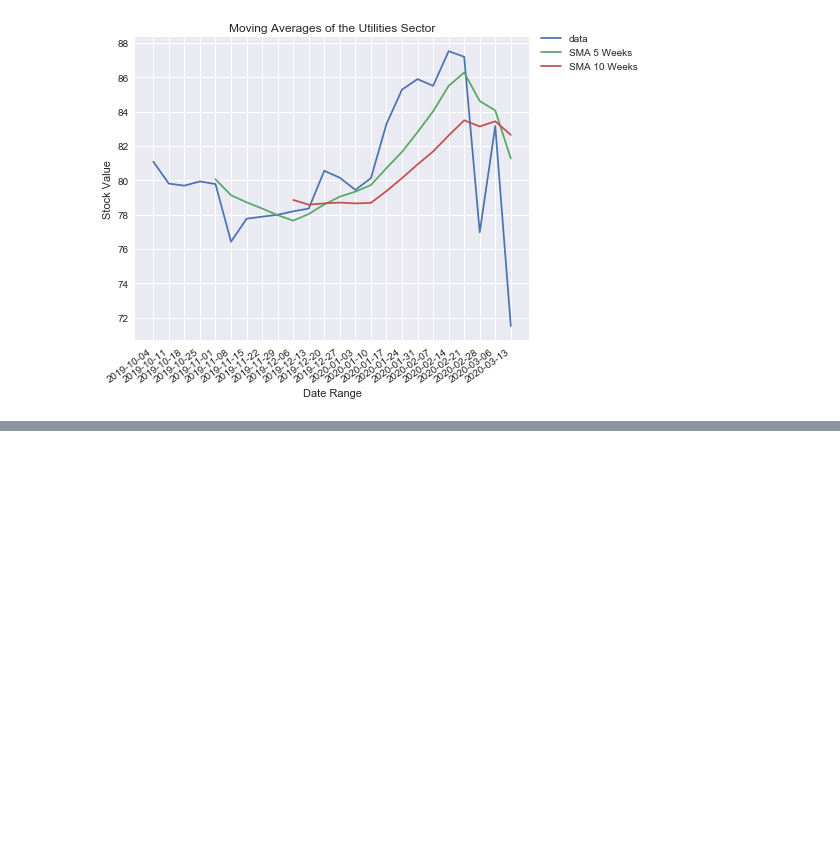
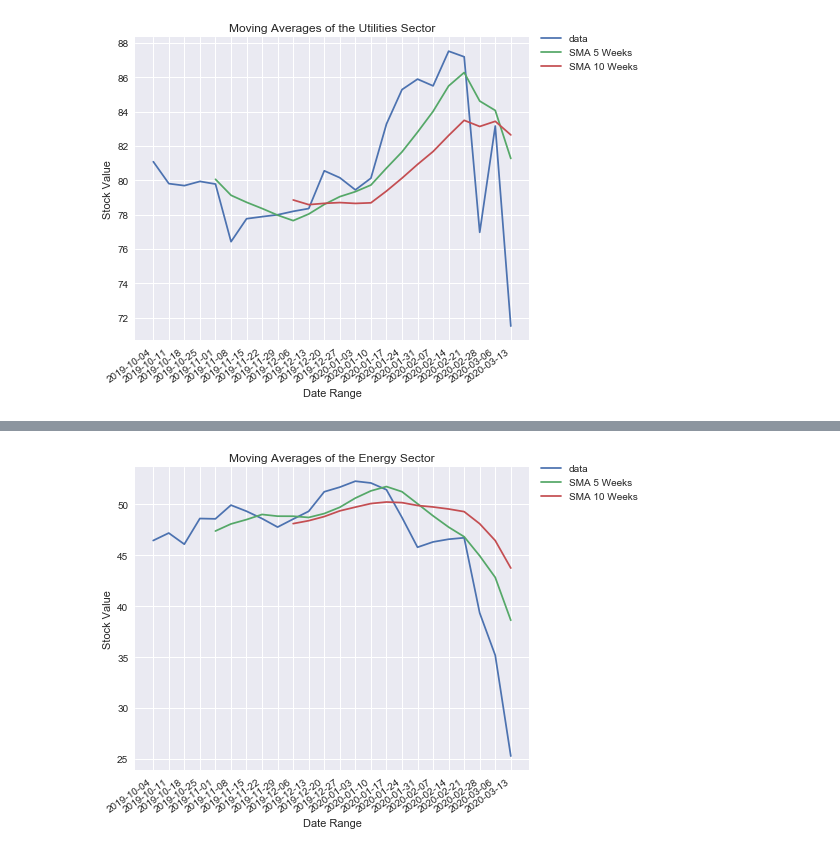
Before and after one commit to bhhnguyen/DataViz-Proj1, a Jupyter notebook: margeaux_code.ipynb, the cells around one changed output, grey strips where cells are left out. Saved outputs shown, nothing was run; the diff lists cells and outputs as text; code cells hidden in the pictures; blank space fills up the shorter version.

```diff
--- a/margeaux_code.ipynb
+++ b/margeaux_code.ipynb
@@ -624,0 +680,11 @@ plt.show()
+# %%
+energy_df=stocks_df.loc[stocks_df["Sector"]=="Energy"]
+energy_df=energy_df.dropna()
+energy_df=energy_df.drop(['Unnamed: 0', 'Sector', 'Symbol'], axis=1)
+energy_df=energy_df.rename(columns={'Name': 'date_range'})
+energy_df=energy_df.set_index('date_range')
+energy_df=energy_df.swapaxes("index", "columns")
+energy_df['Average Close'] = energy_df.mean(axis=1)
+energy_df['MA_5'] = energy_df["Average Close"].rolling(window=5).mean()
+energy_df['MA_10'] = energy_df["Average Close"].rolling(window=10).mean()
+energy_df
@@ -624,0 +710,25 @@ plt.show()
+# %%
+energy_df=energy_df.reset_index()
+energy_df=energy_df.rename(columns={'index': 'date_range'})
+# %%
+date_range=energy_df["date_range"]
+avg_close=energy_df["Average Close"]
+ma_5=energy_df["MA_5"]
+ma_10=energy_df["MA_10"]
+fig,ax=plt.subplots()
+ax.plot(date_range,avg_close, label="data")
+ax.plot(date_range, ma_5, label="SMA 5 Weeks")
+ax.plot(date_range, ma_10, label="SMA 10 Weeks")
+for label in ax.get_xticklabels():
+    label.set_ha("right")
+    label.set_rotation(35)
+plt.style.use('seaborn')
+plt.legend(bbox_to_anchor=(1.3, 1.04))
+plt.title("Moving Averages of the Energy Sector")
+plt.xlabel("Date Range")
+plt.ylabel("Stock Value")
+plt.tight_layout()
+plt.savefig("movingaverages_energy.png")
+plt.show()
+# %% [output]
+[figure, added]
```
Also changed, not shown: parts of 9 cells of this notebook, 1 other file.
